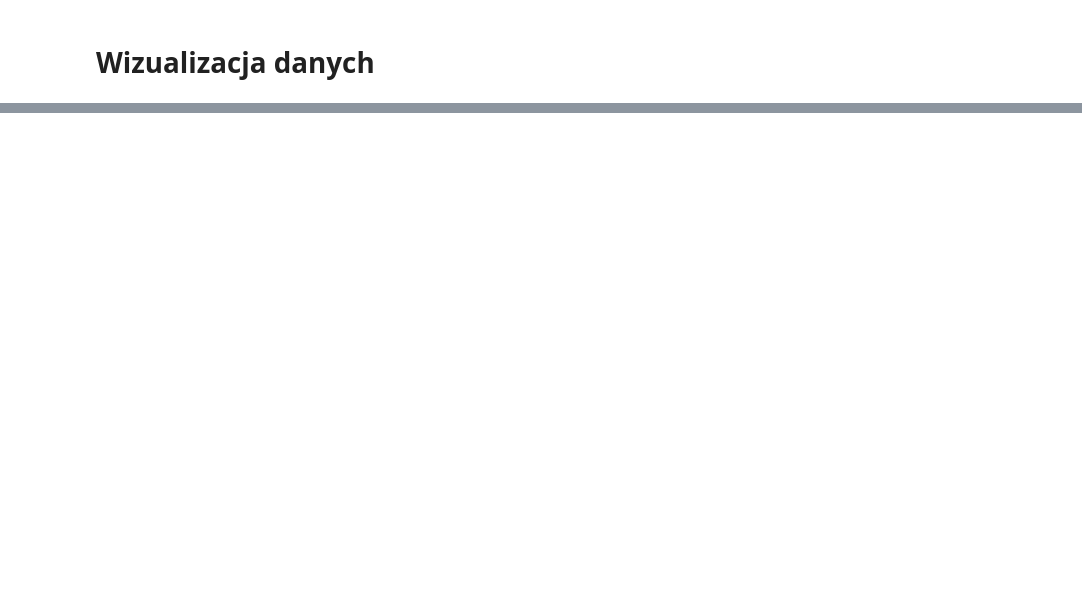
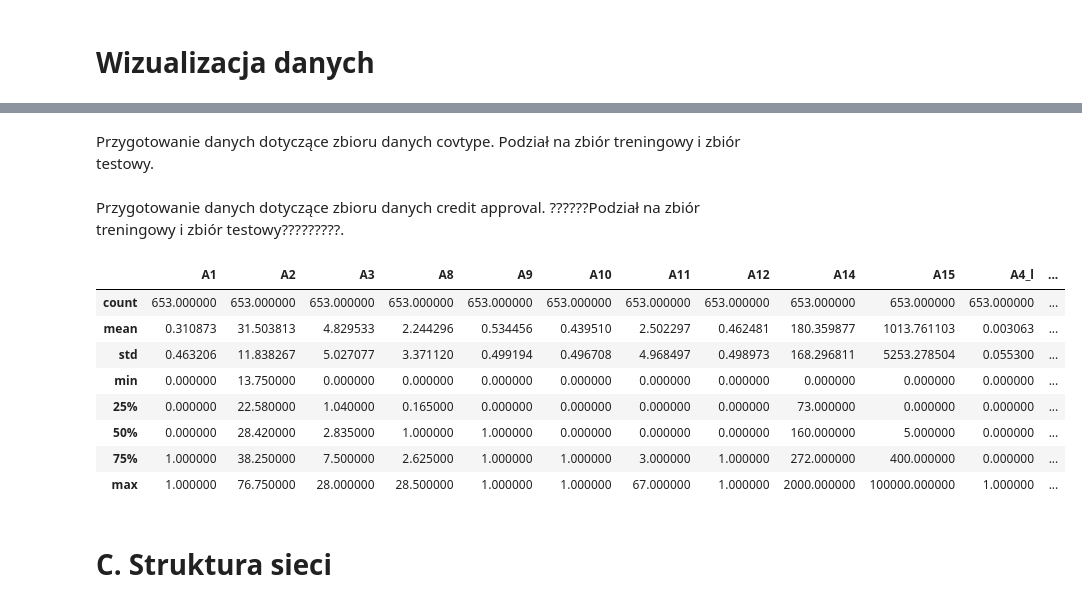
Before and after one commit to ignis05/uj-ci, a Jupyter notebook: Project1.ipynb, the cells around one changed output, grey strips where cells are left out. Drawn from its saved outputs; the diff is of its cells as text; code cells hidden in the pictures; blank space fills up the shorter version.

```diff
--- a/Project1.ipynb
+++ b/Project1.ipynb
@@ -156,0 +165,2 @@ for i in range(len(A)):
+# %% [markdown]
+Przygotowanie danych dotyczące zbioru danych covtype. Podział na zbiór treningowy i zbiór testowy.
@@ -157 +182,56 @@ for i in range(len(A)):
+# %% [markdown]
+Przygotowanie danych dotyczące zbioru danych credit approval. ??????Podział na zbiór treningowy i zbiór testowy?????????.
+# %%
+# remove missing values
+credit_dataset = credit_dataset.replace('?', np.NaN)
+credit_dataset = credit_dataset.dropna()
+
+# divide attributes to numerical and categorical
+credit_dataset_num = ['A2', 'A3', 'A8', 'A11', 'A14', 'A15']
+credit_dataset_cat = ['A1', 'A4', 'A5', 'A6', 'A7', 'A9', 'A10', 'A12', 'A13', 'A16']
+
+# replace two-value categorical attributes to 0 and 1, adding them to numerical attributes
+for i in credit_dataset_cat:
+    if len(credit_dataset[i].unique()) == 2:
+        credit_dataset[i] = credit_dataset[i].replace(['a', 't', '+'], 1)
+        credit_dataset[i] = credit_dataset[i].replace(['b', 'f', '-'], 0)
+        credit_dataset[i] = credit_dataset[i].astype('int')
+        credit_dataset_num.append(i)
+
+# remove duplicated attributes
+for i in credit_dataset_num:
+    if i in credit_dataset_cat:
+        credit_dataset_cat.remove(i)
+
+# changing type of numerical attributes to float
+for i in credit_dataset_num:
+    if credit_dataset[i].dtypes == object:
+        credit_dataset[i] = credit_dataset[i].astype('float')
+
+# transform labels to OHE
+for i in credit_dataset.columns:
+    if credit_dataset[i].dtypes == object:
+        y = pd.get_dummies(credit_dataset[i], prefix=i)
+        credit_dataset = credit_dataset.drop(columns=i)
+        credit_dataset = pd.concat([credit_dataset, y], axis=1)
+
+# putting attribute that we want to predict to last column
+cols = credit_dataset.columns.to_list()
+cols.remove('A16')
+cols.append('A16')
+
+credit_dataset = credit_dataset[cols]
+credit_dataset.describe()
+# %% [output]
+|  | A1 | A2 | A3 | A8 | A9 | A10 | A11 | A12 | A14 | A15 | A4_l | ... |
+| count | 653.000000 | 653.000000 | 653.000000 | 653.000000 | 653.000000 | 653.000000 | 653.000000 | 653.000000 | 653.000000 | 653.000000 | 653.000000 | ... |
+| mean | 0.310873 | 31.503813 | 4.829533 | 2.244296 | 0.534456 | 0.439510 | 2.502297 | 0.462481 | 180.359877 | 1013.761103 | 0.003063 | ... |
+| std | 0.463206 | 11.838267 | 5.027077 | 3.371120 | 0.499194 | 0.496708 | 4.968497 | 0.498973 | 168.296811 | 5253.278504 | 0.055300 | ... |
+| min | 0.000000 | 13.750000 | 0.000000 | 0.000000 | 0.000000 | 0.000000 | 0.000000 | 0.000000 | 0.000000 | 0.000000 | 0.000000 | ... |
+| 25% | 0.000000 | 22.580000 | 1.040000 | 0.165000 | 0.000000 | 0.000000 | 0.000000 | 0.000000 | 73.000000 | 0.000000 | 0.000000 | ... |
+| 50% | 0.000000 | 28.420000 | 2.835000 | 1.000000 | 1.000000 | 0.000000 | 0.000000 | 0.000000 | 160.000000 | 5.000000 | 0.000000 | ... |
+| 75% | 1.000000 | 38.250000 | 7.500000 | 2.625000 | 1.000000 | 1.000000 | 3.000000 | 1.000000 | 272.000000 | 400.000000 | 0.000000 | ... |
+| max | 1.000000 | 76.750000 | 28.000000 | 28.500000 | 1.000000 | 1.000000 | 67.000000 | 1.000000 | 2000.000000 | 100000.000000 | 1.000000 | ... |
+# %% [markdown]
+# **C. Struktura sieci**
 # %%
```
Also changed, not shown: parts of 9 cells of this notebook.
